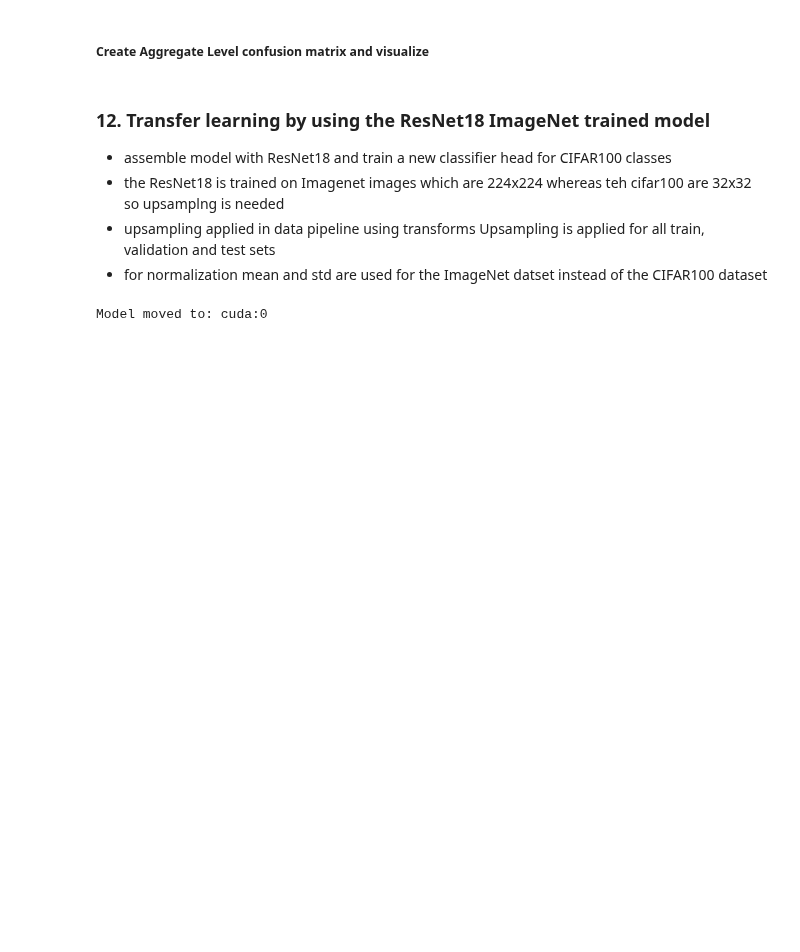
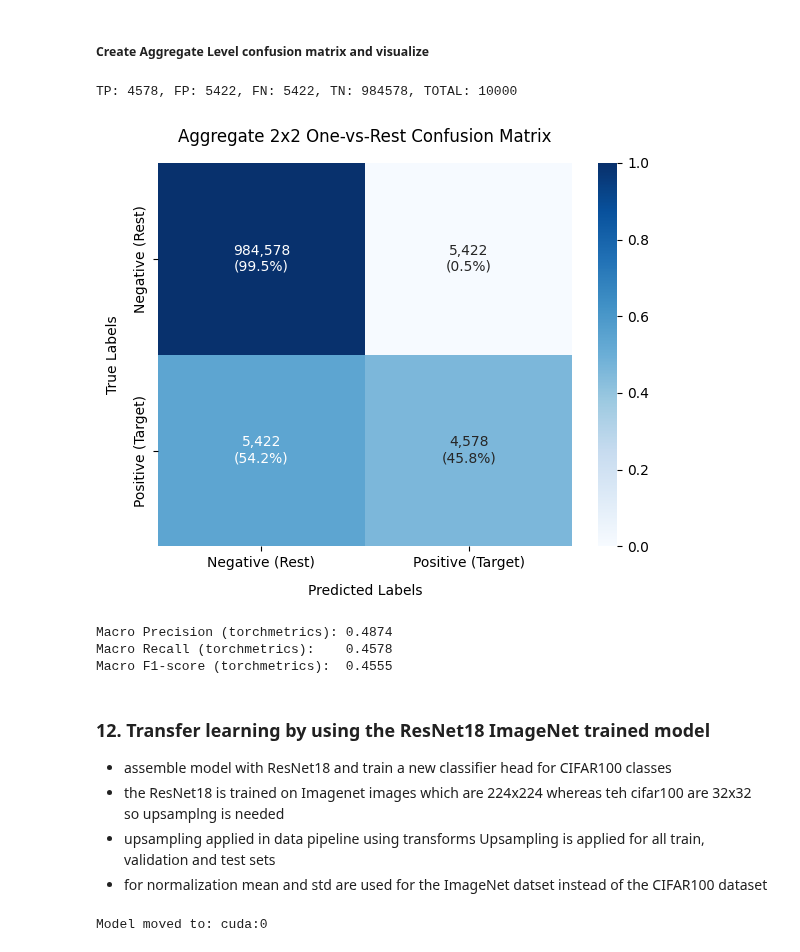
Before and after one commit to singhs007/CNN-projects, a Jupyter notebook: sangeeta_CNN_Project1.ipynb, the cells around one changed output. Drawn from its saved outputs; the diff is of its cells as text; code cells hidden in the pictures; blank space fills up the shorter version.

```diff
--- a/sangeeta_CNN_Project1.ipynb
+++ b/sangeeta_CNN_Project1.ipynb
@@ -1063,14 +1065,16 @@ import seaborn as sns
 import numpy as np
 from torchmetrics.functional.classification import multiclass_confusion_matrix
 
-agg_cm = multiclass_confusion_matrix(aug_preds, test_dataset.targets, num_classes=100)
+agg_cm = multiclass_confusion_matrix(aug_preds,
+                                     torch.tensor(test_dataset.targets),
+                                     num_classes=100)
 
 # 2. Extract the aggregate counts
 TP = int(agg_cm.diagonal().sum())
 FP = int((agg_cm.sum(dim=0) - agg_cm.diagonal()).sum())
 FN = int((agg_cm.sum(dim=1) - agg_cm.diagonal()).sum())
 TOTAL_SAMPLES = int(agg_cm.sum())
-TN = (100 * TOTAL_SAMPLES) - (TP + FP + FN)
+TN = (TOTAL_SAMPLES*100) - (TP + FP + FN)
 
 # print the computed numbers
 print(f"TP: {TP}, FP: {FP}, FN: {FN}, TN: {TN}, TOTAL: {TOTAL_SAMPLES}")
@@ -1086,33 +1090,62 @@ labels = ['Negative (Rest)', 'Positive (Target)']
 # This prevents the massive TN count from drowning out the rest of the chart colors
 row_sums = binary_matrix.sum(axis=1, keepdims=True)
 normalized_matrix = np.where(row_sums > 0, binary_matrix / row_sums, 0.0)
 
 # Create annotated text arrays showing both Raw Count and Row Percentage
 annot_labels = np.empty_like(binary_matrix, dtype=object)
 for i in range(2):
     for j in range(2):
         count = binary_matrix[i, j]
         pct = normalized_matrix[i, j] * 100
         annot_labels[i, j] = f"{count:,}\n({pct:.1f}%)"
 
 # Plot using Seaborn Heatmap
 plt.figure(figsize=(6, 5))
 sns.heatmap(
     normalized_matrix,          # Use normalized values for the background color gradients
     annot=annot_labels,         # Inject our custom text (Raw Count + Pct)
     fmt="",                     # Required to allow string formatting in annot
     cmap="Blues",               # Nice professional blue gradient colorway
     xticklabels=labels,
     yticklabels=labels,
     cbar=True,
     vmin=0, vmax=1              # Lock color scale from 0% to 100%
 )
 
 plt.title("Aggregate 2x2 One-vs-Rest Confusion Matrix", fontsize=12, pad=15)
 plt.xlabel("Predicted Labels", fontsize=10, labelpad=10)
 plt.ylabel("True Labels", fontsize=10, labelpad=10)
 plt.tight_layout()
 plt.show()
+# %% [output]
+TP: 4578, FP: 5422, FN: 5422, TN: 984578, TOTAL: 10000
+[figure, added]
+# %%
+import torch
+from torchmetrics.classification import MulticlassPrecision, MulticlassRecall, MulticlassF1Score
+
+# Convert targets and predictions to torch tensors
+targets_tensor = torch.tensor(test_dataset.targets).to(device)
+# ensure predictions are on the correct device as well
+preds_tensor = aug_preds.to(device)
+
+# Initialize torchmetrics for macro averaging
+macro_precision_metric = MulticlassPrecision(num_classes=100, average='macro').to(device)
+macro_recall_metric = MulticlassRecall(num_classes=100, average='macro').to(device)
+macro_f1_metric = MulticlassF1Score(num_classes=100, average='macro').to(device)
+
+# Calculate metrics
+macro_precision = macro_precision_metric(preds_tensor, targets_tensor).item()
+macro_recall = macro_recall_metric(preds_tensor, targets_tensor).item()
+macro_f1 = macro_f1_metric(preds_tensor, targets_tensor).item()
+
+print(f"Macro Precision (torchmetrics): {macro_precision:.4f}")
+print(f"Macro Recall (torchmetrics):    {macro_recall:.4f}")
+print(f"Macro F1-score (torchmetrics):  {macro_f1:.4f}")
+# %% [output]
+Macro Precision (torchmetrics): 0.4874
+Macro Recall (torchmetrics):    0.4578
+Macro F1-score (torchmetrics):  0.4555
 # %% [markdown]
 ### 12. Transfer learning by using the ResNet18 ImageNet trained model
 * assemble model with ResNet18 and train a new classifier head for CIFAR100 classes
```
Also changed, not shown: parts of 4 cells of this notebook.
